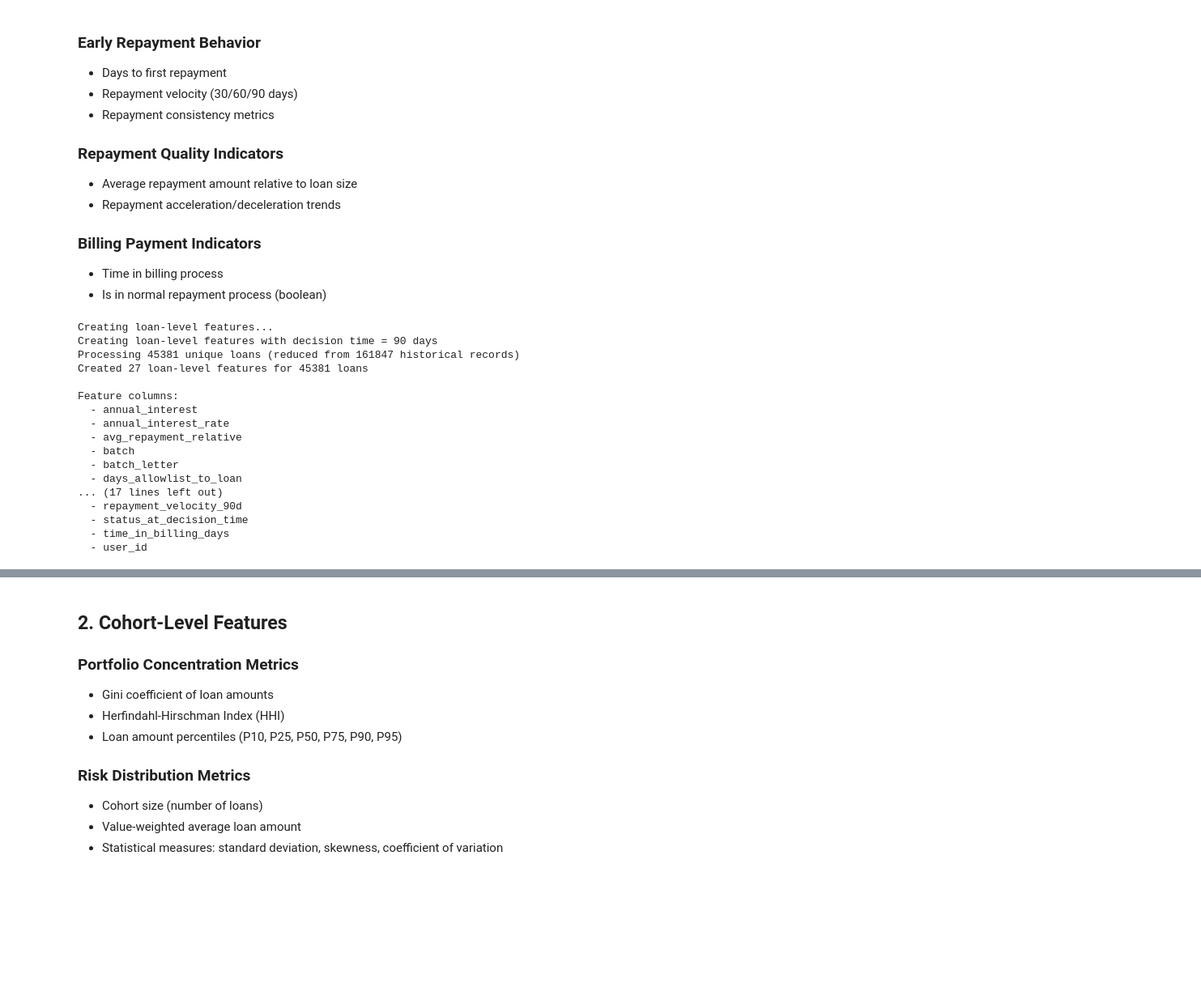
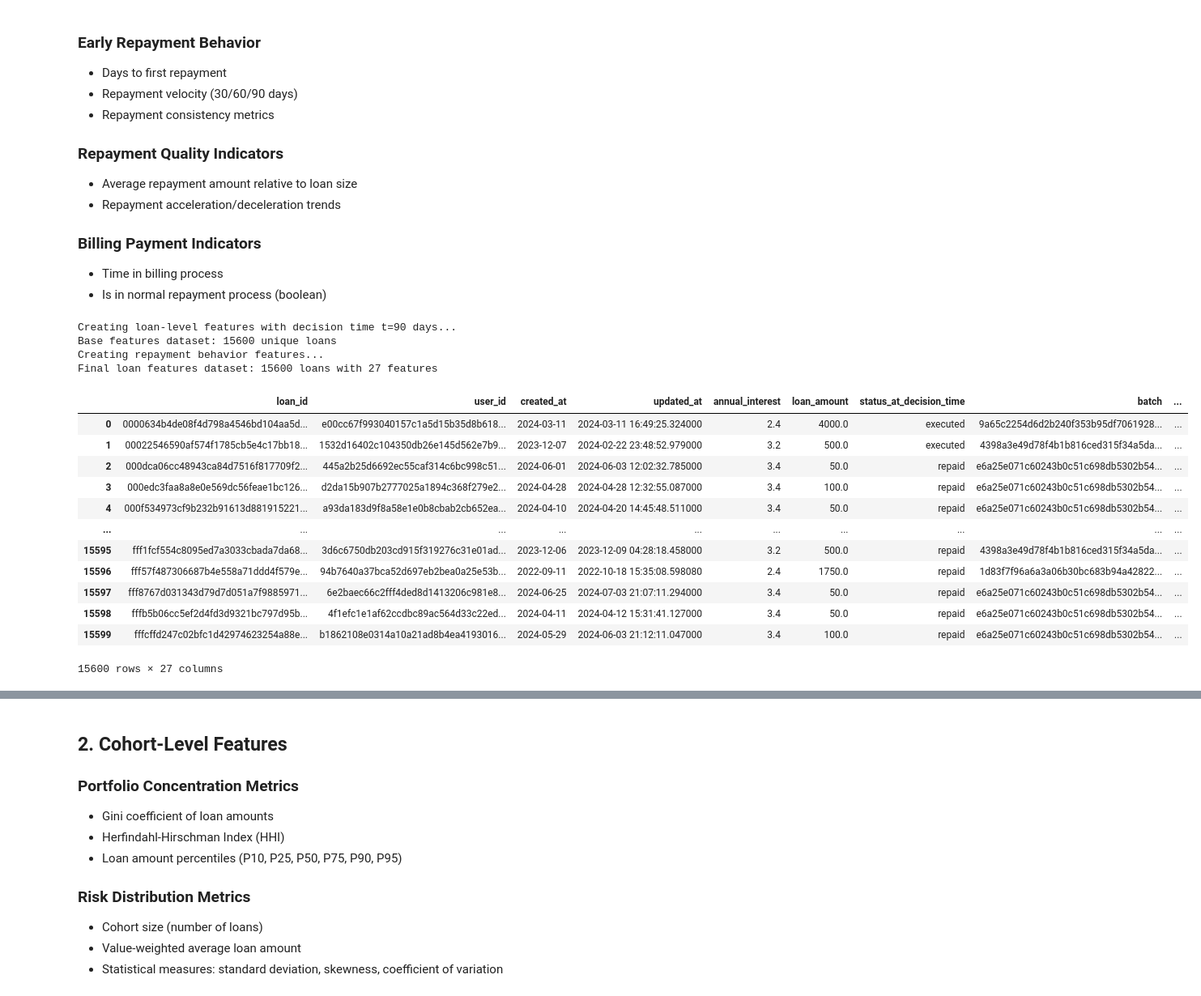
Before and after one commit to jquentino/cohort-profitability-case, a Jupyter notebook: notebooks/2-feature-engineering.ipynb, the cells around one changed output, grey strips where cells are left out. Shown at 81% size. Drawn from its saved outputs; the diff is of its cells as text; code cells hidden in the pictures; blank space fills up the shorter version.

```diff
--- a/notebooks/2-feature-engineering.ipynb
+++ b/notebooks/2-feature-engineering.ipynb
@@ -73,36 +73,29 @@ from src.features import (
 ### Billing Payment Indicators
 - Time in billing process
 - Is in normal repayment process (boolean)
-# %%
-# Create loan-level features
-loan_features_df = create_loan_level_features(
-    loans_and_cohort=loans_and_cohort,
-    repayments_and_loans=repayments_and_loans,
-    decision_time_days=DECISION_TIME_DAYS
-)
-
-print(f"Created {len(loan_features_df.columns)} loan-level features for {len(loan_features_df)} loans")
-print("\nFeature columns:")
-for col in sorted(loan_features_df.columns):
-    print(f"  - {col}")
-# %% [output]
-Creating loan-level features...
-Creating loan-level features with decision time = 90 days
-Processing 45381 unique loans (reduced from 161847 historical records)
-Created 27 loan-level features for 45381 loans
-
-Feature columns:
-  - annual_interest
-  - annual_interest_rate
-  - avg_repayment_relative
-  - batch
-  - batch_letter
-  - days_allowlist_to_loan
-... (17 lines left out)
-  - repayment_velocity_90d
-  - status_at_decision_time
-  - time_in_billing_days
-  - user_id
+# %%
+loan_features = create_loan_level_features(
+    loans_and_cohort, repayments_and_loans, decision_time_days=DECISION_TIME_DAYS
+)
+loan_features
+# %% [output]
+Creating loan-level features with decision time t=90 days...
+Base features dataset: 15600 unique loans
+Creating repayment behavior features...
+Final loan features dataset: 15600 loans with 27 features
+|  | loan_id | user_id | created_at | updated_at | annual_interest | loan_amount | status_at_decision_time | batch | ... |
+| 0 | 0000634b4de08f4d798a4546bd104aa5d... | e00cc67f993040157c1a5d15b35d8b618... | 2024-03-11 | 2024-03-11 16:49:25.324000 | 2.4 | 4000.0 | executed | 9a65c2254d6d2b240f353b95df7061928... | ... |
+| 1 | 00022546590af574f1785cb5e4c17bb18... | 1532d16402c104350db26e145d562e7b9... | 2023-12-07 | 2024-02-22 23:48:52.979000 | 3.2 | 500.0 | executed | 4398a3e49d78f4b1b816ced315f34a5da... | ... |
+| 2 | 000dca06cc48943ca84d7516f817709f2... | 445a2b25d6692ec55caf314c6bc998c51... | 2024-06-01 | 2024-06-03 12:02:32.785000 | 3.4 | 50.0 | repaid | e6a25e071c60243b0c51c698db5302b54... | ... |
+| 3 | 000edc3faa8a8e0e569dc56feae1bc126... | d2da15b907b2777025a1894c368f279e2... | 2024-04-28 | 2024-04-28 12:32:55.087000 | 3.4 | 100.0 | repaid | e6a25e071c60243b0c51c698db5302b54... | ... |
+| 4 | 000f534973cf9b232b91613d881915221... | a93da183d9f8a58e1e0b8cbab2cb652ea... | 2024-04-10 | 2024-04-20 14:45:48.511000 | 3.4 | 50.0 | repaid | e6a25e071c60243b0c51c698db5302b54... | ... |
+| ... | ... | ... | ... | ... | ... | ... | ... | ... | ... |
+| 15595 | fff1fcf554c8095ed7a3033cbada7da68... | 3d6c6750db203cd915f319276c31e01ad... | 2023-12-06 | 2023-12-09 04:28:18.458000 | 3.2 | 500.0 | repaid | 4398a3e49d78f4b1b816ced315f34a5da... | ... |
+| 15596 | fff57f487306687b4e558a71ddd4f579e... | 94b7640a37bca52d697eb2bea0a25e53b... | 2022-09-11 | 2022-10-18 15:35:08.598080 | 2.4 | 1750.0 | repaid | 1d83f7f96a6a3a06b30bc683b94a42822... | ... |
+| 15597 | fff8767d031343d79d7d051a7f9885971... | 6e2baec66c2fff4ded8d1413206c981e8... | 2024-06-25 | 2024-07-03 21:07:11.294000 | 3.4 | 50.0 | repaid | e6a25e071c60243b0c51c698db5302b54... | ... |
+| 15598 | fffb5b06cc5ef2d4fd3d9321bc797d95b... | 4f1efc1e1af62ccdbc89ac564d33c22ed... | 2024-04-11 | 2024-04-12 15:31:41.127000 | 3.4 | 50.0 | repaid | e6a25e071c60243b0c51c698db5302b54... | ... |
+| 15599 | fffcffd247c02bfc1d42974623254a88e... | b1862108e0314a10a21ad8b4ea4193016... | 2024-05-29 | 2024-06-03 21:12:11.047000 | 3.4 | 100.0 | repaid | e6a25e071c60243b0c51c698db5302b54... | ... |
+15600 rows × 27 columns
 # %%
 # Display sample of loan-level features
 print("Sample of loan-level features:")
```
Also changed, not shown: parts of 11 cells of this notebook, 5 other files.
